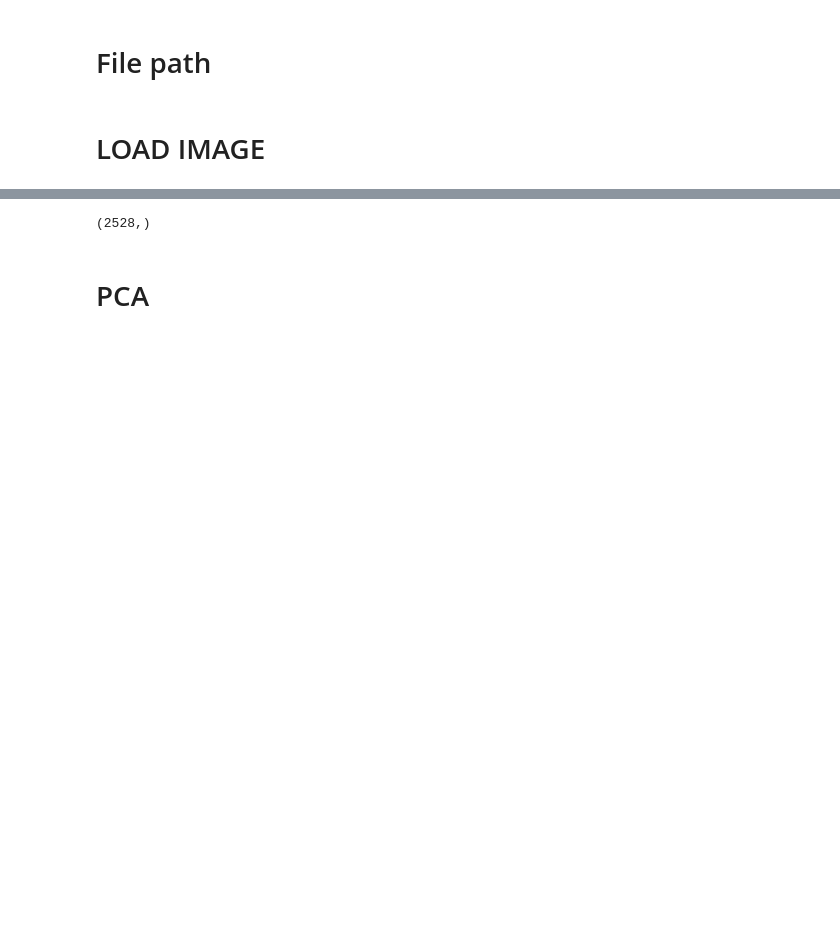
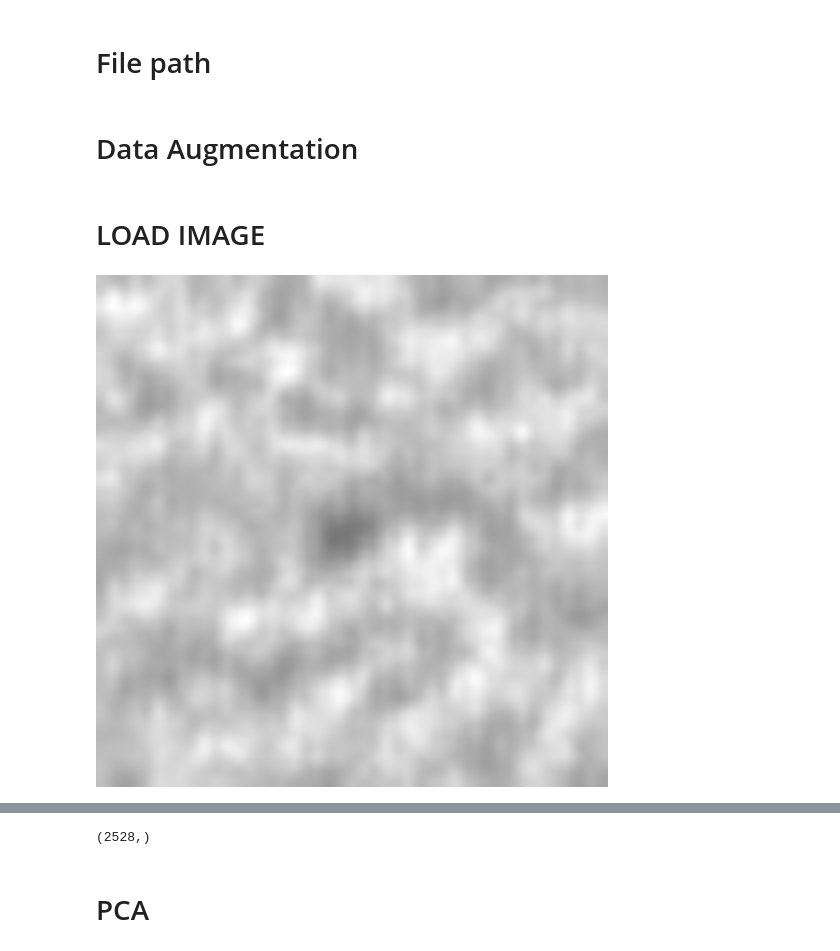
Before and after one commit to kevin879275/AOI_DETECT, a Jupyter notebook: AOI/aoi.ipynb, the cells around one changed output, grey strips where cells are left out. Cells and saved outputs as stored; diff of their text form; code cells hidden in the pictures; blank space fills up the shorter version.

Commit message:
update data augmentation

```diff
--- a/AOI/aoi.ipynb
+++ b/AOI/aoi.ipynb
@@ -18,14 +18,30 @@ test_label_file = 'test.csv'
 # %%
 train_img = []
 train_label = []
+# %% [markdown]
+# Data Augmentation
+# %%
+Is_LRRotate = True
+IS_TBRotate = True
 # %% [markdown]
 # LOAD IMAGE
 # %%
 img = 0
+img_rotate = 0
 for file in os.listdir(train_img_path):
     img = Image.open(train_img_path + '/' + file)
+    if Is_LRRotate:
+        #img_rotate = img.rotate(20)
+        img_rotate = img.transpose(Image.FLIP_LEFT_RIGHT)
+        im_rotate = np.array(img_rotate).reshape(-1)
+        train_img.append(im_rotate)
+    if IS_TBRotate:
+        img_rotate = img.transpose(Image.FLIP_TOP_BOTTOM)
+        im_rotate = np.array(img_rotate).reshape(-1)
+        train_img.append(im_rotate)
     im = np.array(img).reshape(-1)
     train_img.append(im)
 train_img = np.array(train_img)
-#train_img.shape
-#img
+img
+# %% [output]
+[figure, added]
```
Also changed, not shown: parts of 2 cells of this notebook.
